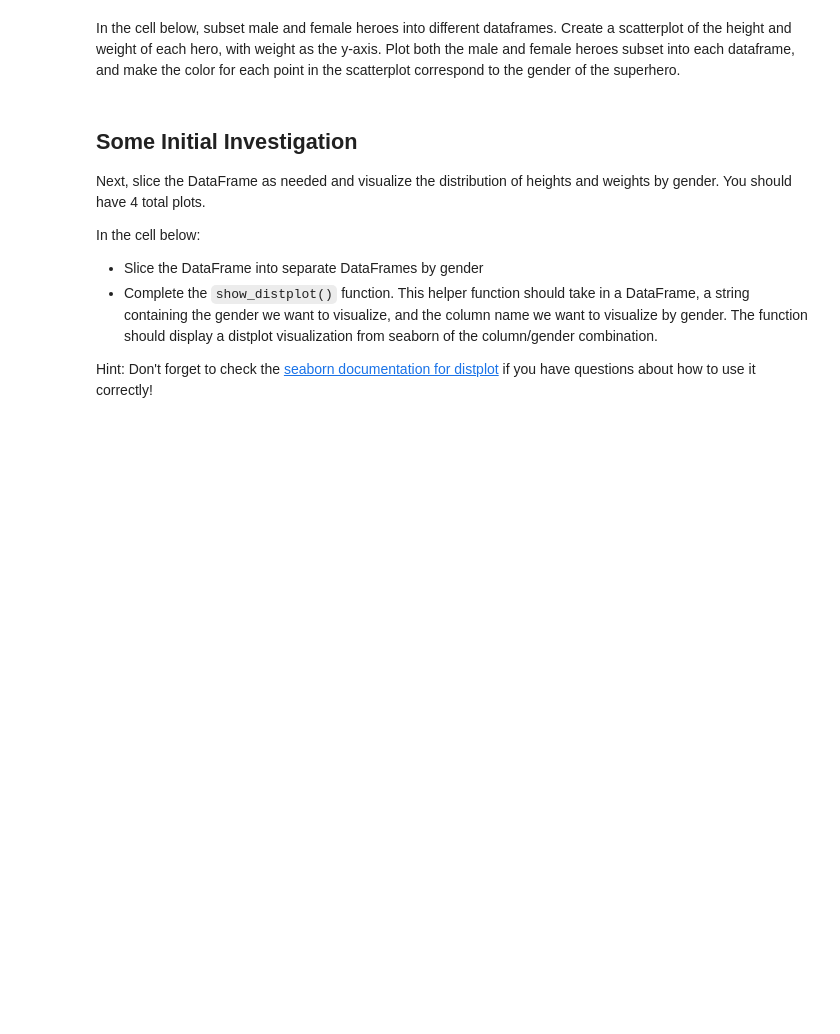
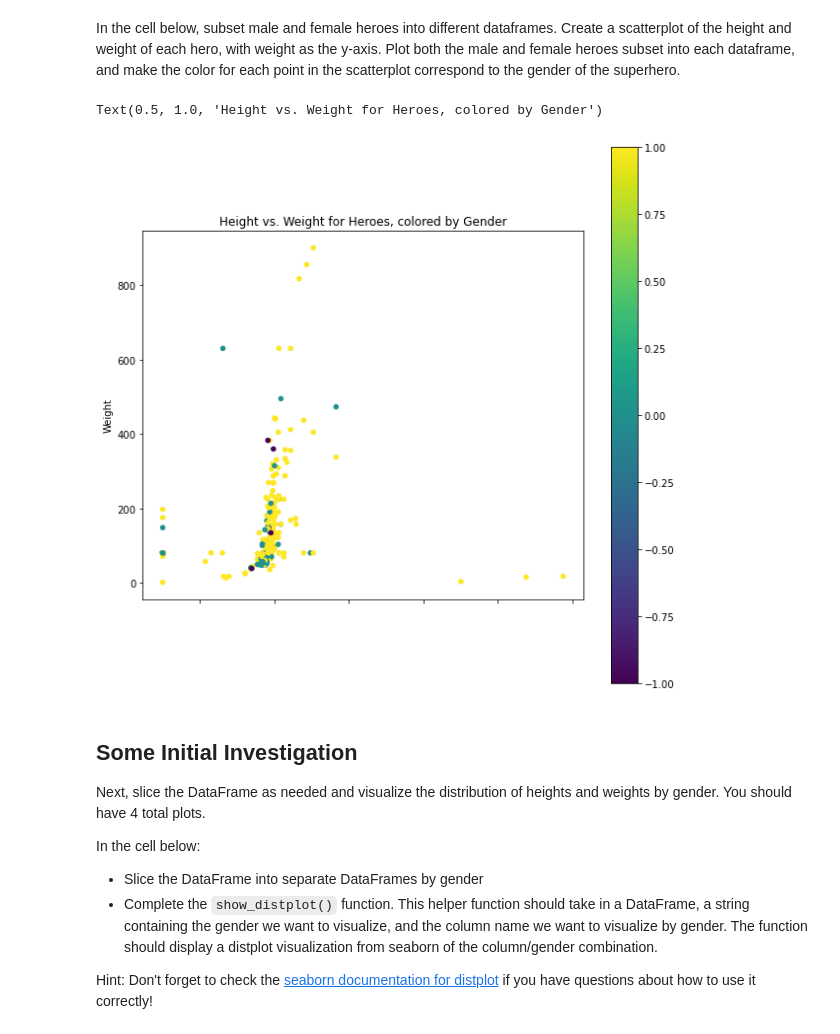
Before and after one commit to ericthansen/dsc-data-cleaning-project-online-ds-sp-000, a Jupyter notebook: index.ipynb, the cells around one changed output. Drawn from its saved outputs; the diff is of its cells as text; code cells hidden in the pictures; blank space fills up the shorter version.

Commit message:
project in progress 2 - Weight v Height by Gender

```diff
--- a/index.ipynb
+++ b/index.ipynb
@@ -320,3 +314,12 @@ In the cell below, join the two DataFrames.  Think about which sort of join you
 **_HINT:_** Consider the possibility that the columns you choose to join on contain duplicate entries. If that is the case, devise a strategy to deal with the duplicates.
 
 **_HINT:_** If the join throws an error message, consider setting the column you want to join on as the index for each DataFrame.
+# %%
+try:
+    heroes_df.set_index('name',inplace=False)
+    powers_df.set_index('hero_names', inplace=False)
+except:
+    print('Index already changed')
+
+joined_df = heroes_df.join(powers_df, how='outer', rsuffix='_powers_df')
+display(joined_df.head())
@@ -323,5 +349,27 @@ In the cell below, join the two DataFrames.  Think about which sort of join you
 # %% [markdown]
 In the cell below, subset male and female heroes into different dataframes.  Create a scatterplot of the height and weight of each hero, with weight as the y-axis.  Plot both the male and female heroes subset into each dataframe, and make the color for each point in the scatterplot correspond to the gender of the superhero.
+# %%
+male_df = joined_df[joined_df.Gender=='Male']
+female_df = joined_df[joined_df.Gender=='Female']
+
+#pd.plotting.scatter_matrix(female_df, figsize=(10,10));
+
+# ax = data.plot.scatter('A', 'C',
+#                         c = 'B',
+#                         s = data['B'],
+#                         colormap = 'viridis');
+# ax.set_aspect('equal')
+# ax.set_title('Manipulating Pandas plot objects in matplotlib')
+ax = joined_df.plot.scatter('Height','Weight',
+                            c = joined_df.Gender.map(lambda x:  1 if x == 'Male' else (0 if x == 'Female' else -1)),
+                            #s = 'Gender',
+                            colormap = 'viridis',
+                           figsize = (10,10))
+ax.set_aspect('equal')
+ax.set_title('Height vs. Weight for Heroes, colored by Gender')
+# %% [output]
+Text(0.5, 1.0, 'Height vs. Weight for Heroes, colored by Gender')
+[figure, added]
 # %% [markdown]
 ## Some Initial Investigation
 
```
Also changed, not shown: parts of 3 cells of this notebook.
